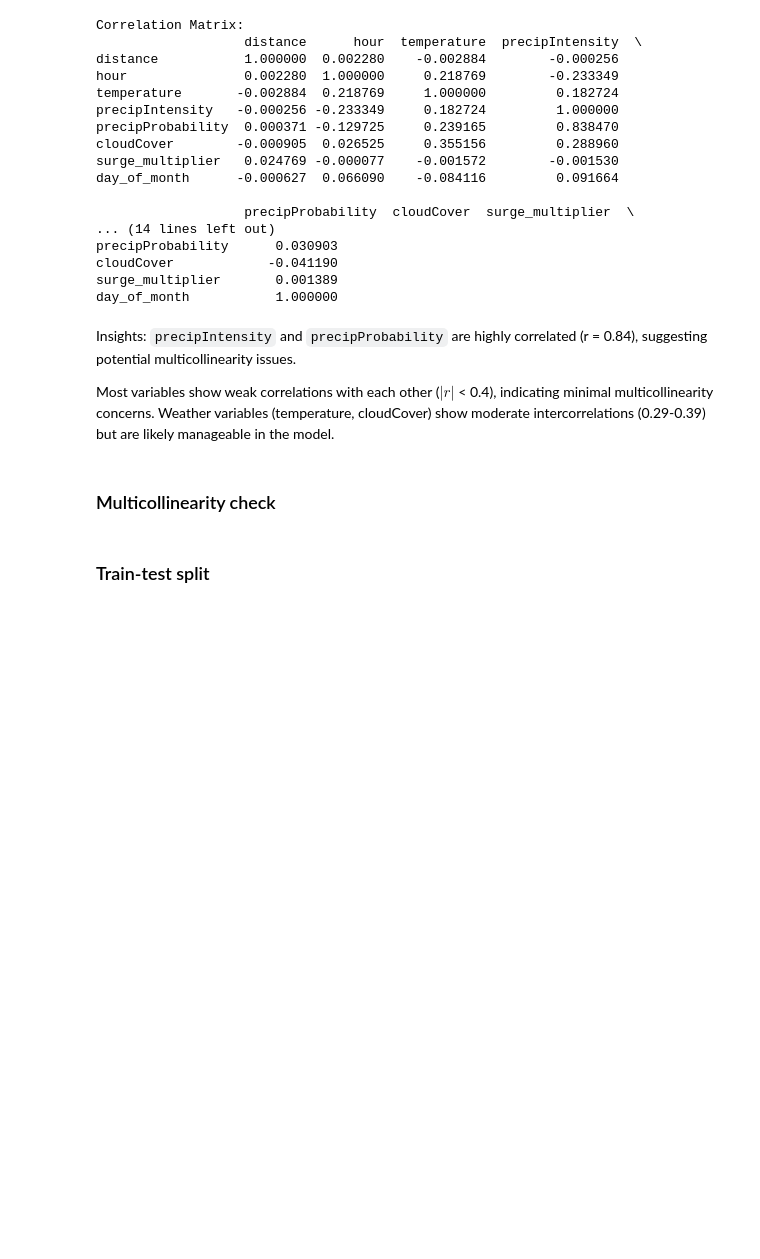
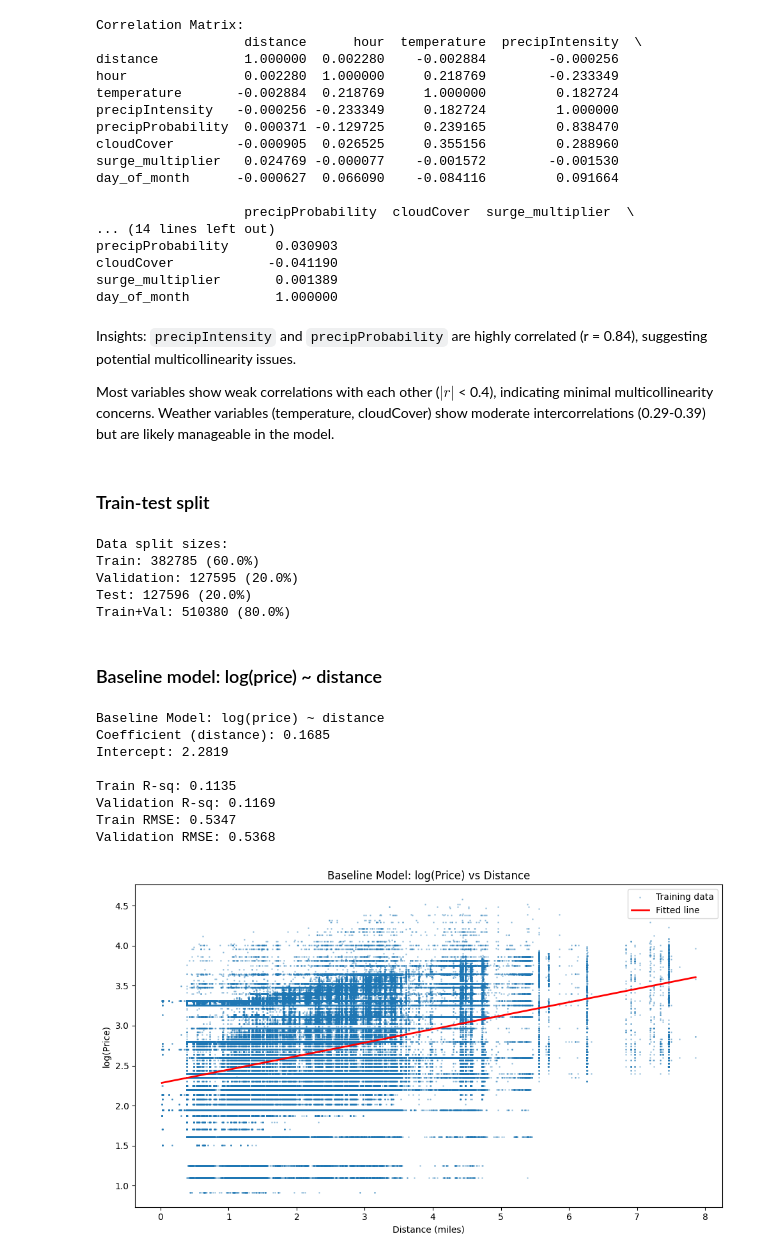
Before and after one commit to CindySun0309/APCOMP209_Final_Project, a Jupyter notebook: EDA.ipynb, the cells around one changed output. Cells and saved outputs as stored; diff of their text form; code cells hidden in the pictures; blank space fills up the shorter version.

Commit message:
Add baseline model

```diff
--- a/EDA.ipynb
+++ b/EDA.ipynb
@@ -383,7 +346,82 @@ day_of_month           1.000000
 Insights: `precipIntensity` and `precipProbability` are highly correlated (r = 0.84), suggesting potential multicollinearity issues.
 
 Most variables show weak correlations with each other ($|r|$ < 0.4), indicating minimal multicollinearity concerns. Weather variables (temperature, cloudCover) show moderate intercorrelations (0.29-0.39) but are likely manageable in the model.
-# %% [markdown]
-### Multicollinearity check
 # %% [markdown]
 ### Train-test split
+# %%
+# train-test-validation split
+
+# remove missing values
+df_clean = df.dropna()
+
+X = df_clean[['distance']].values
+y = np.log(df_clean['price']) # log-transform price
+
+# first split: 80% train+val, 20% test
+X_train_and_val, X_test, y_train_and_val, y_test = train_test_split(
+    X, y, test_size=0.2, random_state=42
+)
+
+# second split: 75% of train+val for train (60% overall), 25% for val (20% overall)
+X_train, X_val, y_train, y_val = train_test_split(
+    X_train_and_val, y_train_and_val, test_size=0.25, random_state=42
+)
+
+print(f"\nData split sizes:")
+print(f"Train: {len(X_train)} ({len(X_train)/len(df_clean)*100:.1f}%)")
+print(f"Validation: {len(X_val)} ({len(X_val)/len(df_clean)*100:.1f}%)")
+print(f"Test: {len(X_test)} ({len(X_test)/len(df_clean)*100:.1f}%)")
+print(f"Train+Val: {len(X_train_and_val)} ({len(X_train_and_val)/len(df_clean)*100:.1f}%)")
+# %% [output]
+Data split sizes:
+Train: 382785 (60.0%)
+Validation: 127595 (20.0%)
+Test: 127596 (20.0%)
+Train+Val: 510380 (80.0%)
+# %% [markdown]
+### Baseline model: log(price) ~ distance
+# %%
+baseline_model = LinearRegression()
+baseline_model.fit(X_train, y_train)
+
+y_train_pred = baseline_model.predict(X_train)
+y_val_pred = baseline_model.predict(X_val)
+
+train_r2 = r2_score(y_train, y_train_pred)
+val_r2 = r2_score(y_val, y_val_pred)
+train_rmse = np.sqrt(mean_squared_error(y_train, y_train_pred))
+val_rmse = np.sqrt(mean_squared_error(y_val, y_val_pred))
+
+print("\nBaseline Model: log(price) ~ distance")
+print(f"Coefficient (distance): {baseline_model.coef_[0]:.4f}")
+print(f"Intercept: {baseline_model.intercept_:.4f}")
+print(f"\nTrain R-sq: {train_r2:.4f}")
+print(f"Validation R-sq: {val_r2:.4f}")
+print(f"Train RMSE: {train_rmse:.4f}")
+print(f"Validation RMSE: {val_rmse:.4f}")
+
+# Visualize
+plt.figure(figsize=(10, 6))
+plt.scatter(X_train, y_train, alpha=0.3, label='Training data', s=1)
+
+X_train_sorted = np.sort(X_train, axis=0)
+plt.plot(X_train_sorted,
+         baseline_model.predict(X_train_sorted),
+         color='red', linewidth=2, label='Fitted line')
+
+plt.xlabel('Distance (miles)')
+plt.ylabel('log(Price)')
+plt.title('Baseline Model: log(Price) vs Distance')
+plt.legend()
+plt.tight_layout()
+plt.show()
+# %% [output]
+Baseline Model: log(price) ~ distance
+Coefficient (distance): 0.1685
+Intercept: 2.2819
+
+Train R-sq: 0.1135
+Validation R-sq: 0.1169
+Train RMSE: 0.5347
+Validation RMSE: 0.5368
+[figure, added]
```
Also changed, not shown: parts of 2 cells of this notebook.
